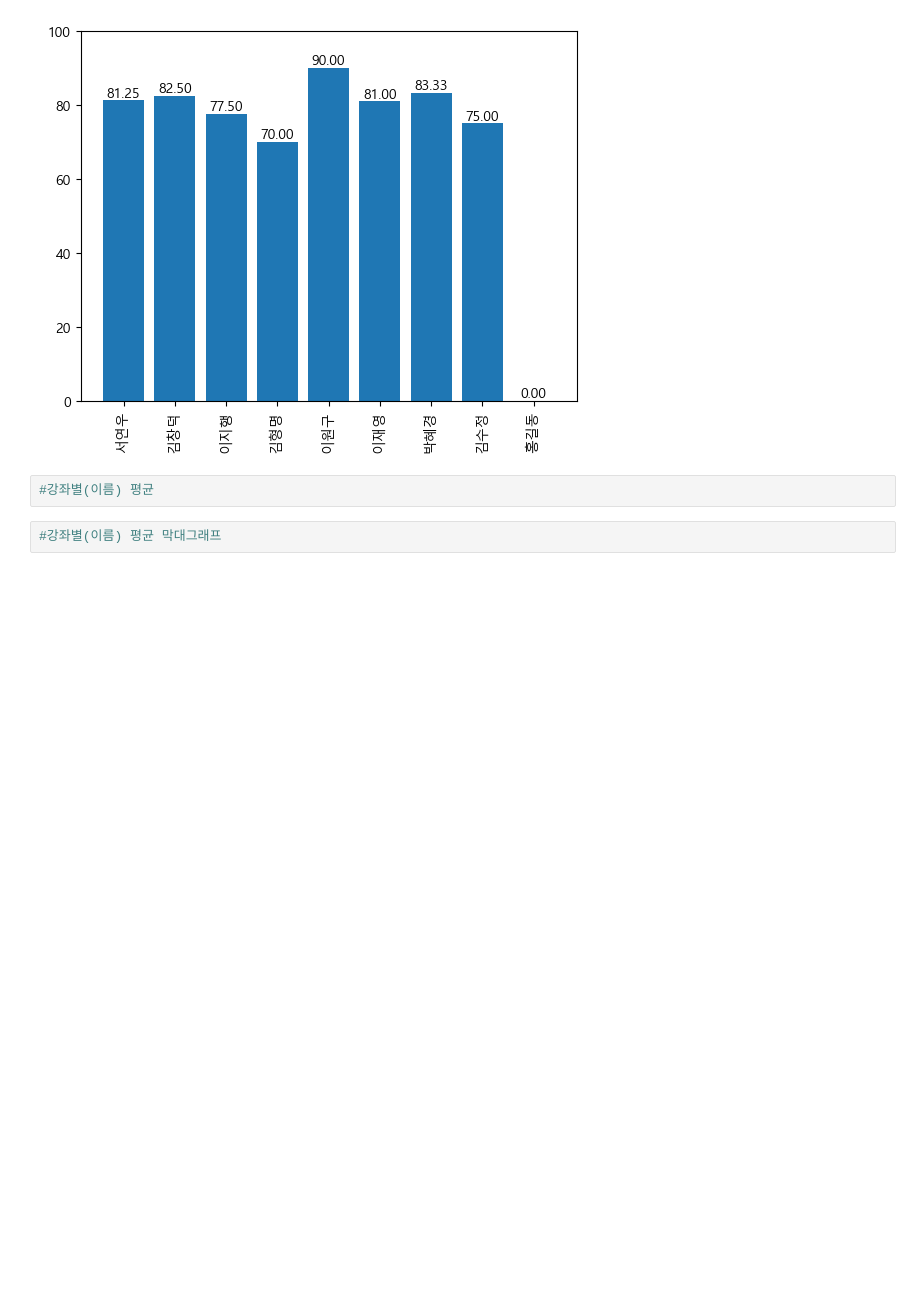
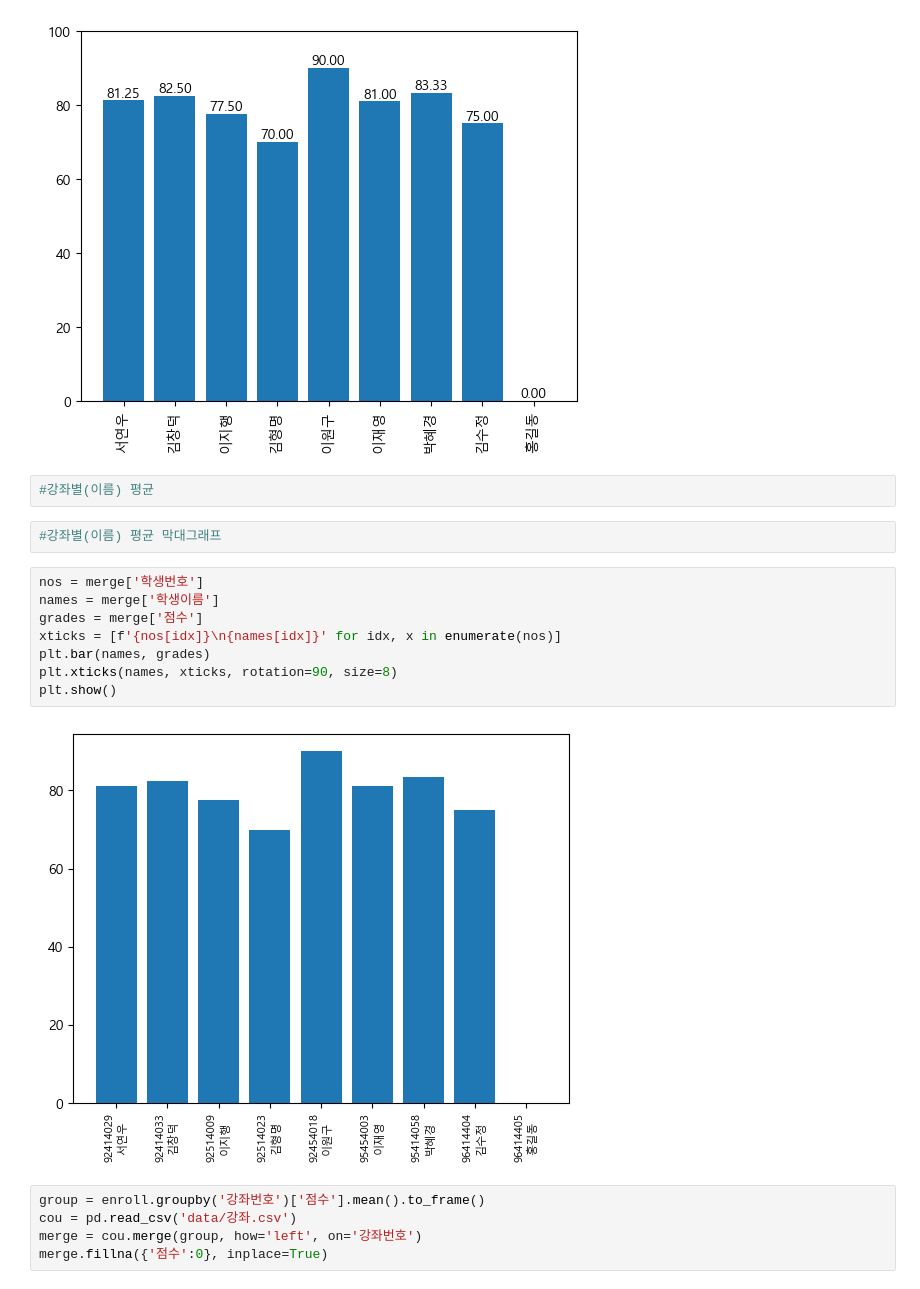
Before and after one commit to Jeongchani/AI_python, a Jupyter notebook: 04.데이터시각화/08.데이터프레임활용.ipynb, the cells around one changed output. Saved outputs shown, nothing was run; the diff lists cells and outputs as text; blank space fills up the shorter version.

```diff
--- a/04.데이터시각화/08.데이터프레임활용.ipynb
+++ b/04.데이터시각화/08.데이터프레임활용.ipynb
@@ -248,3 +248,18 @@ for idx, grade in enumerate(merge['점수']):
 #강좌별(이름) 평균
 # %%
 #강좌별(이름) 평균 막대그래프
+# %%
+nos = merge['학생번호']
+names = merge['학생이름']
+grades = merge['점수']
+xticks = [f'{nos[idx]}\n{names[idx]}' for idx, x in enumerate(nos)]
+plt.bar(names, grades)
+plt.xticks(names, xticks, rotation=90, size=8)
+plt.show()
+# %% [output]
+[figure, added]
+# %%
+group = enroll.groupby('강좌번호')['점수'].mean().to_frame()
+cou = pd.read_csv('data/강좌.csv')
+merge = cou.merge(group, how='left', on='강좌번호')
+merge.fillna({'점수':0}, inplace=True)
```
Also changed, not shown: parts of 2 cells of this notebook.
